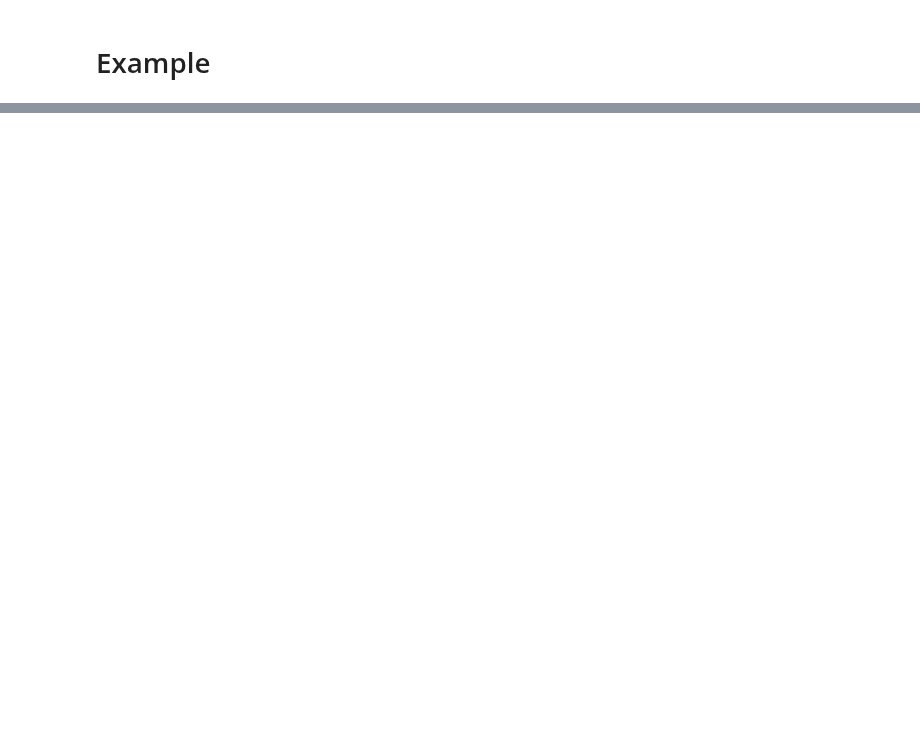
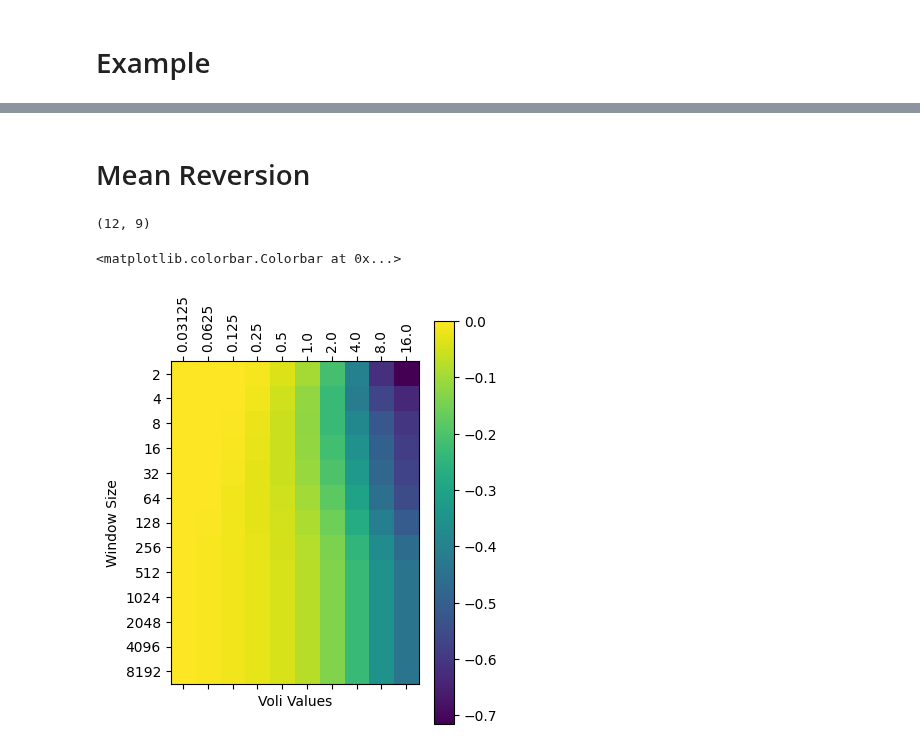
Before and after one commit to UoB-DSMP-2023-24/dsmp-2024-group-19, a Jupyter notebook: Trading/level1BrokerV2.ipynb, the cells around one changed output, grey strips where cells are left out. Saved outputs shown, nothing was run; the diff lists cells and outputs as text; code cells hidden in the pictures; blank space fills up the shorter version.

```diff
--- a/Trading/level1BrokerV2.ipynb
+++ b/Trading/level1BrokerV2.ipynb
@@ -124,0 +148,52 @@ display_results(results, tapes_data[50])
+# %% [markdown]
+# Mean Reversion
+# %%
+voli_values = 2 ** np.arange(0, 10)
+windows = 2 ** np.arange(1,14)
+
+voli_values = voli_values / (2 ** 5)
+
+grid_profits = np.zeros((len(windows), len(voli_values)))
+
+for i in range(len(windows)):
+    for j in range(len(voli_values)):
+        print((i,j), end = "\r")
+
+        @njit
+        def MA_actor(current_data, current_cash, current_stocks):
+            if len(current_data) == 0:
+                return 0
+
+            window = windows[i]
+            ma = np.mean(current_data[-window:])
+
+            diff = ma - current_data[-1]
+            return int(voli_values[j] * diff)
+
+        profits = []
+        for data in tapes_data:
+            results = broker(MA_actor, data, 10_000)
+            profits.append(results[-1])
+
+        grid_profits[i, j] = np.mean(profits)
+# %% [output]
+(12, 9)
+# %%
+
+plt.matshow(grid_profits)
+plt.yticks(np.arange(len(windows)),[str(a) for a in windows])
+plt.ylabel("Window Size")
+
+plt.xticks(np.arange(len(voli_values)),[str(a) for a in voli_values], rotation = 90)
+plt.xlabel("Voli Values")
+
+"""
+for i in range(len(windows)):
+    for j in range(len(voli_values)):
+        plt.text(j, i, '{:.3f}'.format(grid_profits[i, j]), ha='center', va='center', color='white')
+"""
+
+plt.colorbar()
+# %% [output]
+<matplotlib.colorbar.Colorbar at 0x...>
+[figure, added]
```
Also changed, not shown: parts of 4 cells of this notebook, 1 other file.
